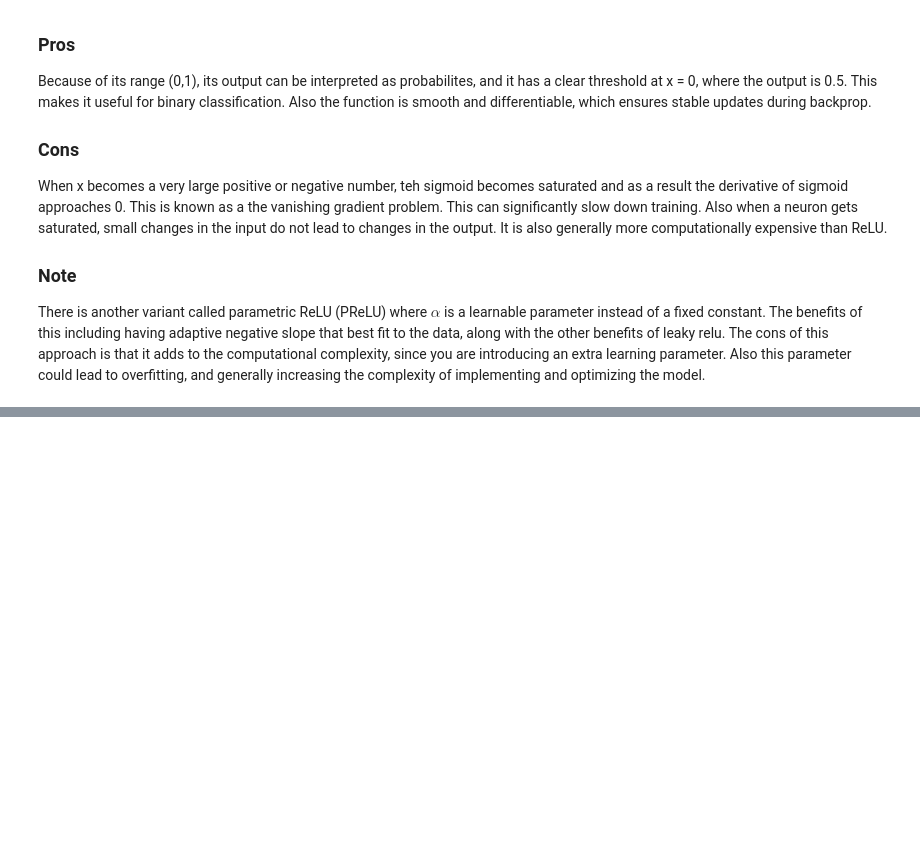
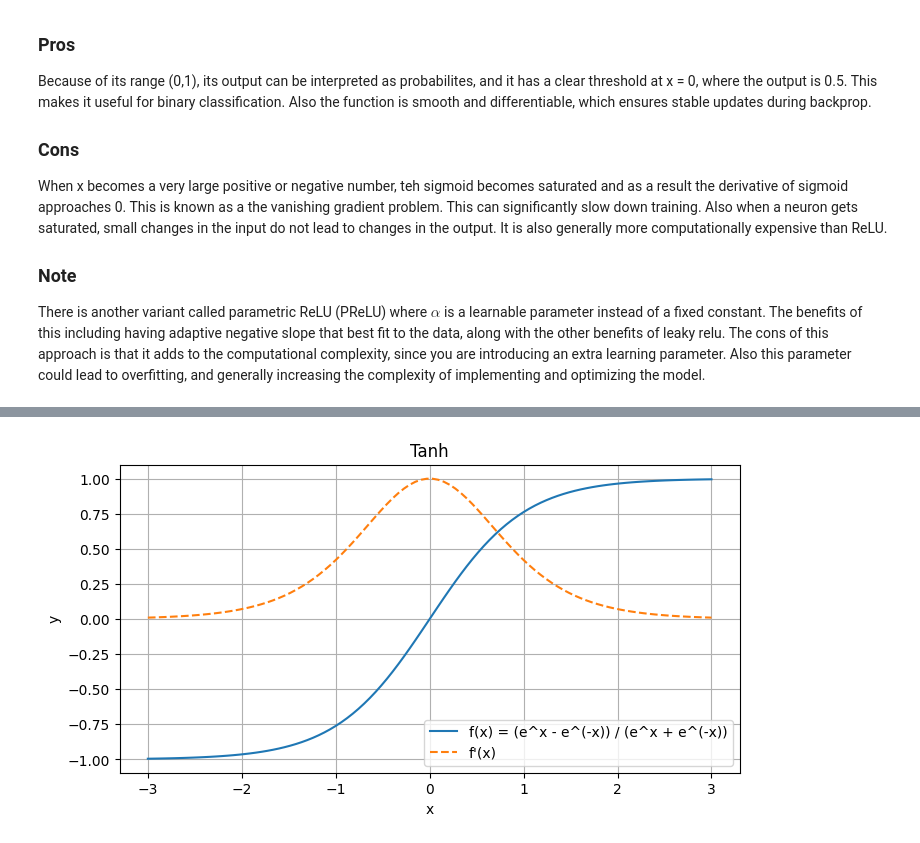
Before and after one commit to Jiminator/MLNotes, a Jupyter notebook: MLStudio/activation_functions.ipynb, the cells around one changed output, grey strips where cells are left out. Drawn from its saved outputs; the diff is of its cells as text; code cells hidden in the pictures; blank space fills up the shorter version.

```diff
--- a/MLStudio/activation_functions.ipynb
+++ b/MLStudio/activation_functions.ipynb
@@ -160,0 +181,7 @@ plot(sigmoid, 'Sigmoid', "max(ax, x)")
+# %%
+def tanh(x):
+    return (torch.exp(x) - torch.exp(-x)) / (torch.exp(x) + torch.exp(-x))
+
+plot(tanh, 'Tanh', "(e^x - e^(-x)) / (e^x + e^(-x))")
+# %% [output]
+[figure, added]
```
Also changed, not shown: parts of 13 cells of this notebook.
